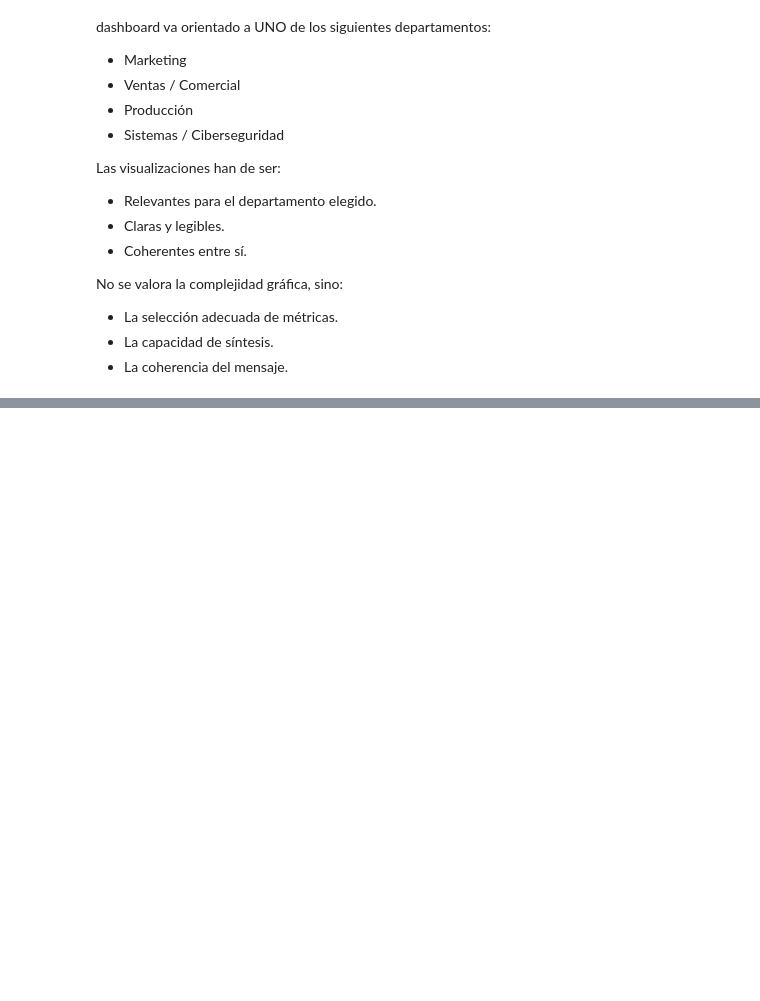
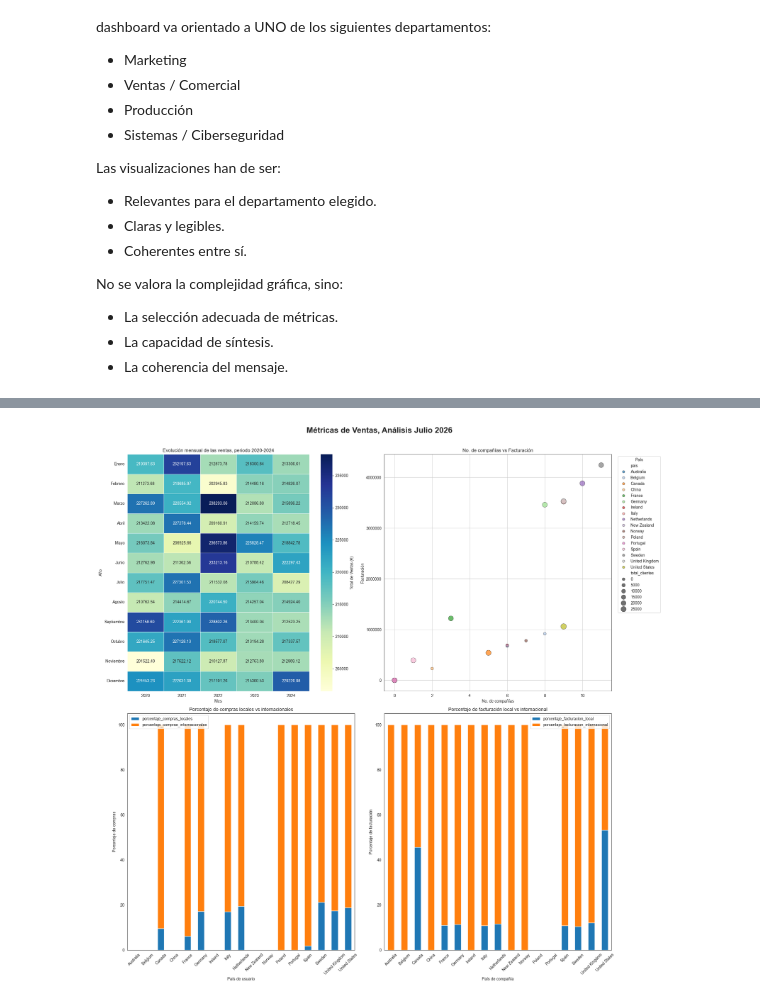
Before and after one commit to jorgekundig/sprint9, a Jupyter notebook: sprint9.ipynb, the cells around one changed output, grey strips where cells are left out. Drawn from its saved outputs; the diff is of its cells as text; code cells hidden in the pictures; blank space fills up the shorter version.

```diff
--- a/sprint9.ipynb
+++ b/sprint9.ipynb
@@ -1556,0 +1596,6 @@ No se valora la complejidad gráfica, sino:
+# %%
+# Después hacemos un merge al df_paises_resumen para añadir porcentajes de compras de usuario, y así tener un análisis completo por países.
+
+df_paises_resumen = df_paises_resumen.merge(df_analisis_pais_u, left_on='pais', right_on='user_country', how='left')
+df_paises_resumen = df_paises_resumen.drop('user_country', axis=1).fillna(0)
+df_paises_resumen
@@ -1556,0 +1621,79 @@ No se valora la complejidad gráfica, sino:
+# %%
+# Estructura para dashboard con supblots:
+
+fig, axes = plt.subplots(2, 2, figsize=(20, 20))
+fig.suptitle("Métricas de Ventas, Análisis Julio 2026", fontsize=20, fontweight='bold')
+sns.set_style('white')
+
+grafico_1 = axes[0, 0]
+grafico_2 = axes[0, 1]
+grafico_3 = axes[1, 0]
+grafico_4 = axes[1, 1]
+
+# Gráfico 1
+sns.heatmap(
+    df_transposed_heatmap,
+    cmap="YlGnBu",
+    annot=True,
+    fmt=".2f",
+    linewidths=.5,
+    cbar_kws={'label': 'Total de Ventas (€)'},
+    ax=grafico_1
+)
+grafico_1.set_xlabel('Mes')
+grafico_1.set_ylabel('Año')
+grafico_1.set_title("Evolución mensual de las ventas, periodo 2020-2024")
+
+# Gráfico 2
+sns.scatterplot(
+    x='total_empresas',
+    y='total_facturacion',
+    data=df_paises_resumen,
+    palette='tab20',
+    alpha=0.7,
+    hue='pais',
+    size='total_clientes',
+    edgecolor='black',
+    sizes=(50,200),
+    ax=grafico_2
+    )
+grafico_2.set_title('No. de compañías vs Facturación')
+grafico_2.set_xlabel('No. de compañías')
+grafico_2.set_ylabel('Facturación')
+grafico_2.ticklabel_format(style='plain', axis='y')
+grafico_2.legend(
+    title='País',
+    bbox_to_anchor=(1.02, 1),
+    loc='upper left'
+)
+grafico_2.grid()
+
+# Gráfico 3
+df_paises_resumen.plot.bar(
+    x='pais',
+    y=['porcentaje_compras_locales', 'porcentaje_compras_internacionales'],
+    title='Porcentaje de compras locales vs internacionales',
+    stacked=True,
+    ax= grafico_3
+)
+grafico_3.set_xlabel('País de usuario')
+grafico_3.set_ylabel('Porcentaje de compras')
+grafico_3.tick_params(axis='x', rotation=45)
+
+# Gráfico 4
+df_paises_resumen.plot.bar(
+    x='pais',
+    y=['porcentaje_facturacion_local', 'porcentaje_facturacion_internacional'],
+    title='Porcentaje de facturación local vs internacional',
+    stacked=True,
+    ax= grafico_4
+)
+grafico_4.set_xlabel('País de compañía')
+grafico_4.set_ylabel('Porcentaje de facturación')
+grafico_4.tick_params(axis='x', rotation=45)
+
+plt.tight_layout(rect=[0, 0, 1, 0.97])
+plt.savefig('dashboard_ventas.png', dpi=300)
+plt.show()
+# %% [output]
+[figure, added]
```
Also changed, not shown: parts of 8 cells of this notebook.
